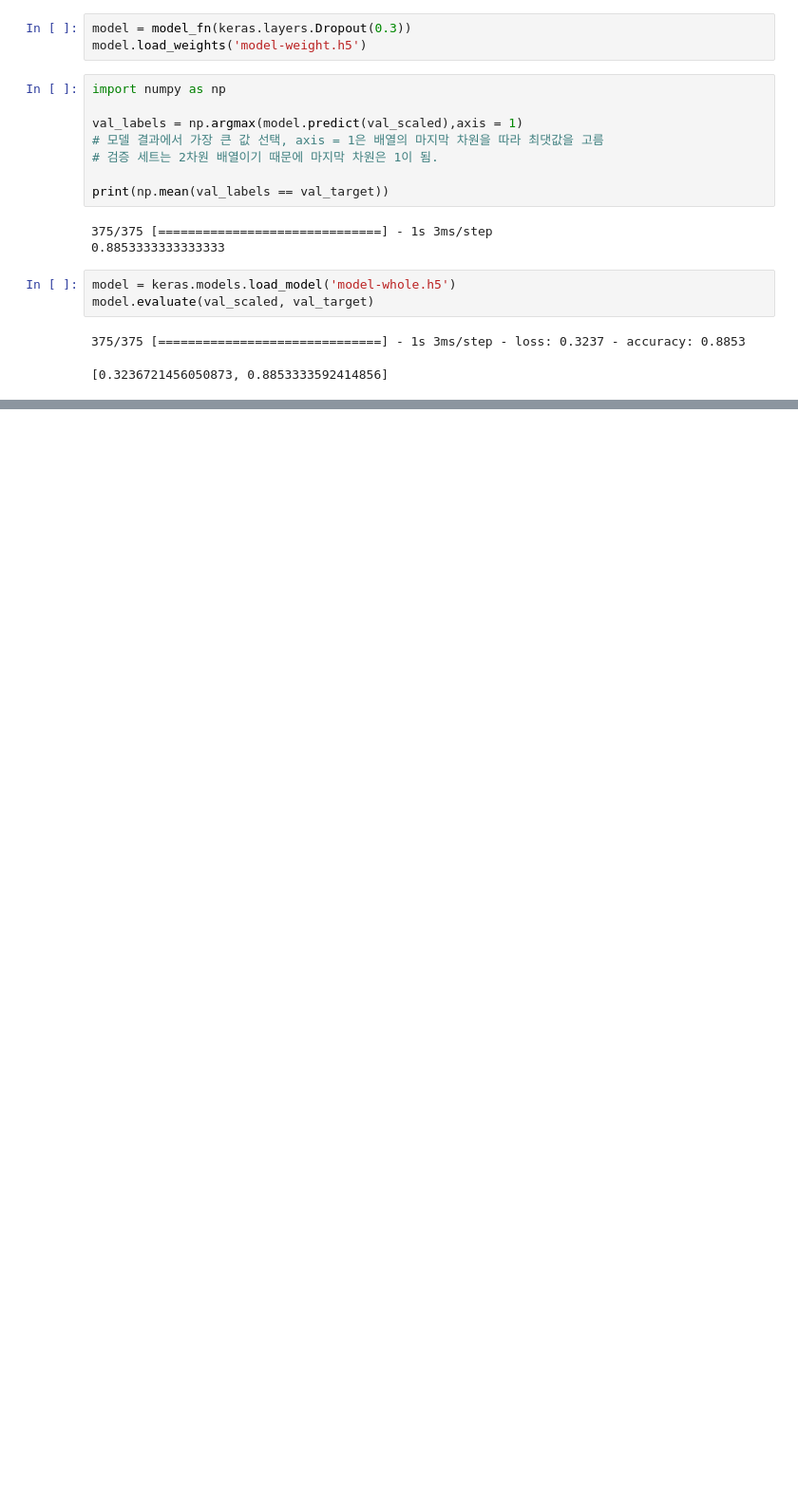
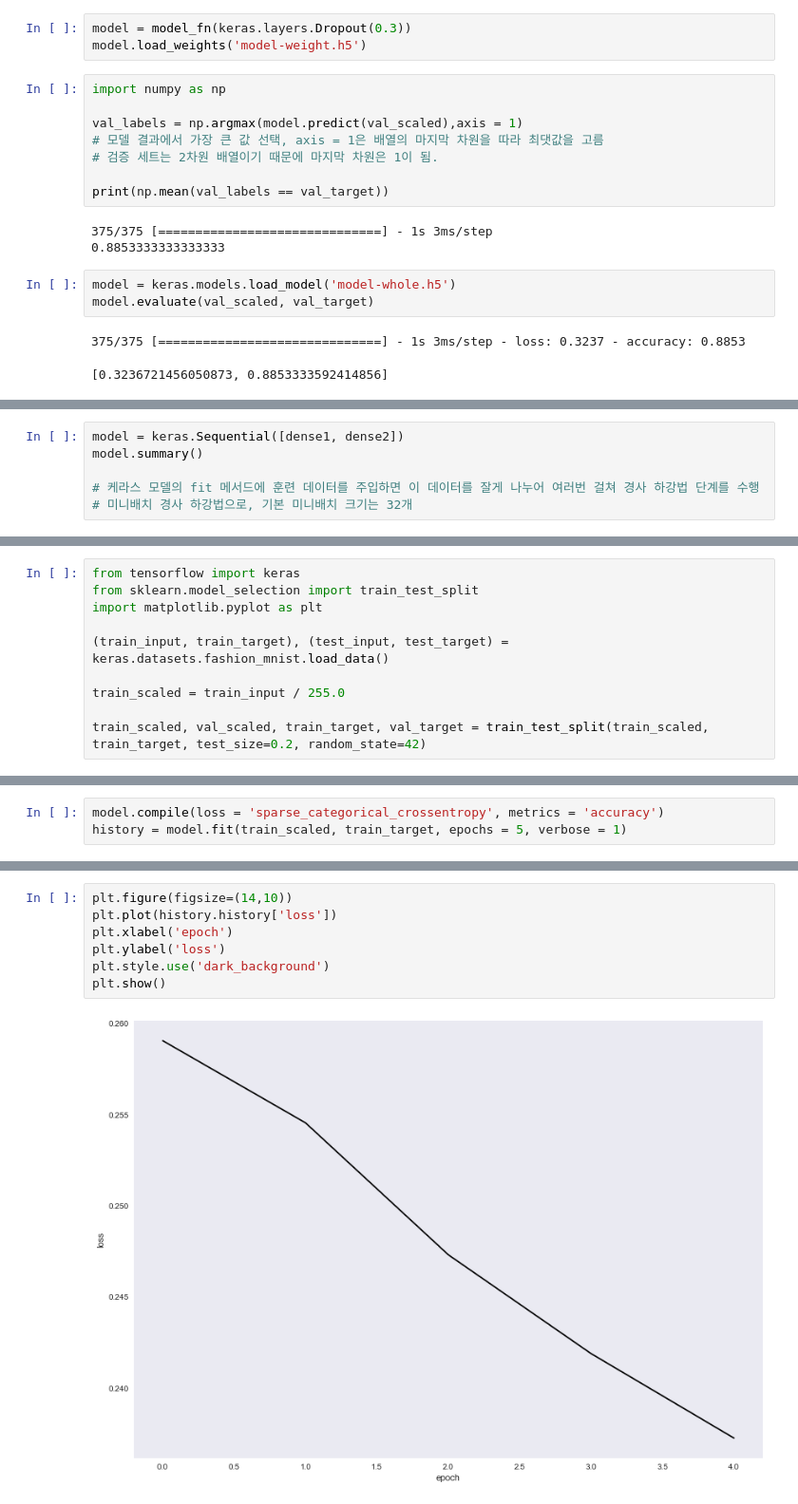
Before and after one commit to hr1588/Lab_study, a Jupyter notebook: 7장.ipynb, the cells around one changed output, grey strips where cells are left out. Shown at 95% size. Saved outputs shown, nothing was run; the diff lists cells and outputs as text; blank space fills up the shorter version.

```diff
--- a/7장.ipynb
+++ b/7장.ipynb
@@ -520,0 +500,6 @@ https://dacon.io/competitions/official/235980/codeshare/6535 # 네트워크 데
+# %%
+model = keras.Sequential([dense1, dense2])
+model.summary()
+
+# 케라스 모델의 fit 메서드에 훈련 데이터를 주입하면 이 데이터를 잘게 나누어 여러번 걸쳐 경사 하강법 단계를 수행
+# 미니배치 경사 하강법으로, 기본 미니배치 크기는 32개
@@ -520,0 +587,10 @@ https://dacon.io/competitions/official/235980/codeshare/6535 # 네트워크 데
+# %%
+from tensorflow import keras
+from sklearn.model_selection import train_test_split
+import matplotlib.pyplot as plt
+
+(train_input, train_target), (test_input, test_target) = keras.datasets.fashion_mnist.load_data()
+
+train_scaled = train_input / 255.0
+
+train_scaled, val_scaled, train_target, val_target = train_test_split(train_scaled, train_target, test_size=0.2, random_state=42)
@@ -520,0 +632,3 @@ https://dacon.io/competitions/official/235980/codeshare/6535 # 네트워크 데
+# %%
+model.compile(loss = 'sparse_categorical_crossentropy', metrics = 'accuracy')
+history = model.fit(train_scaled, train_target, epochs = 5, verbose = 1)
@@ -521 +677,10 @@ https://dacon.io/competitions/official/235980/codeshare/6535 # 네트워크 데
+# %%
+plt.figure(figsize=(14,10))
+plt.plot(history.history['loss'])
+plt.xlabel('epoch')
+plt.ylabel('loss')
+plt.style.use('dark_background')
+plt.show()
+# %% [output]
+[figure, added]
 # %%
```
Also changed, not shown: parts of 43 cells of this notebook.
